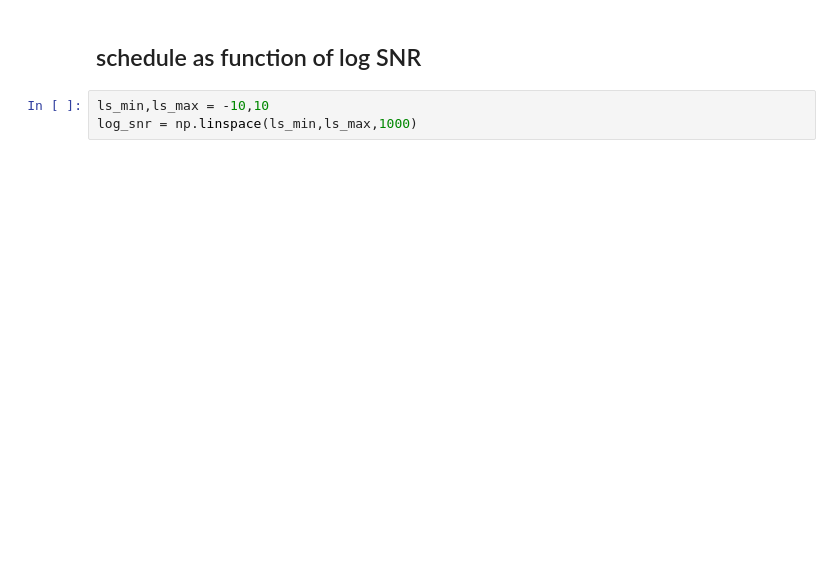
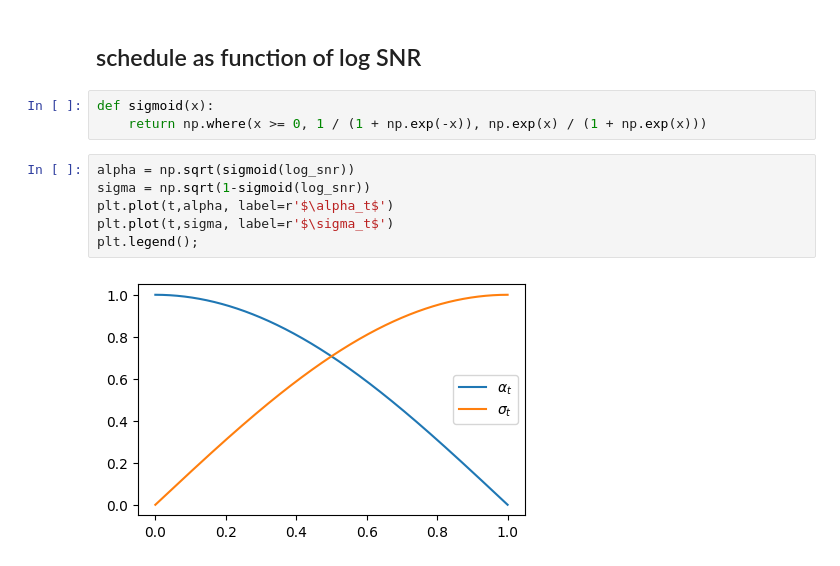
Before and after one commit to ssslakter/py-playground, a Jupyter notebook: matplotlib/1_shifted_schedule.ipynb, the cells around one changed output. Saved outputs shown, nothing was run; the diff lists cells and outputs as text; blank space fills up the shorter version.

```diff
--- a/matplotlib/1_shifted_schedule.ipynb
+++ b/matplotlib/1_shifted_schedule.ipynb
@@ -56,5 +60,13 @@ plt.ylabel(r'$\log \text{SNR}(t)$');
 # %% [markdown]
 ## schedule as function of log SNR
-# %%
-ls_min,ls_max = -10,10
-log_snr = np.linspace(ls_min,ls_max,1000)
+# %%
+def sigmoid(x):
+    return np.where(x >= 0, 1 / (1 + np.exp(-x)), np.exp(x) / (1 + np.exp(x)))
+# %%
+alpha = np.sqrt(sigmoid(log_snr))
+sigma = np.sqrt(1-sigmoid(log_snr))
+plt.plot(t,alpha, label=r'$\alpha_t$')
+plt.plot(t,sigma, label=r'$\sigma_t$')
+plt.legend();
+# %% [output]
+[figure, added]
```
Also changed, not shown: parts of 7 cells of this notebook.
